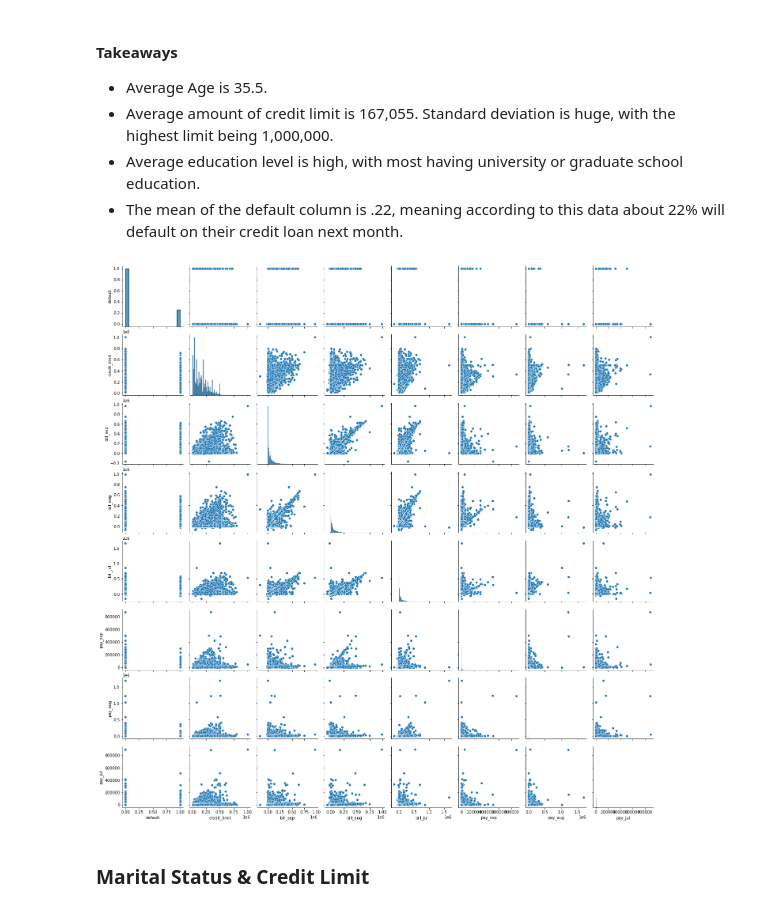
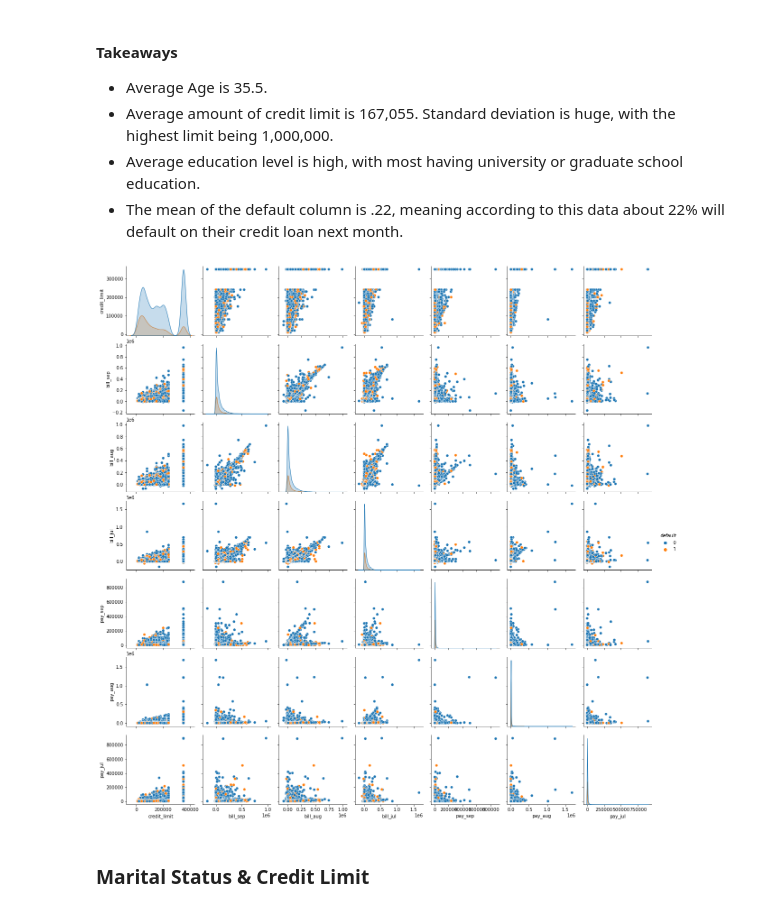
Before and after one commit to Mynusjanai/nyc-dc-ds-020121, a Jupyter notebook: Phase_3/bake_off/classification-bakeoff-template.ipynb, the cells around one changed output. Drawn from its saved outputs; the diff is of its cells as text; code cells hidden in the pictures.

```diff
--- a/Phase_3/bake_off/classification-bakeoff-template.ipynb
+++ b/Phase_3/bake_off/classification-bakeoff-template.ipynb
@@ -201,0 +263,3 @@ plt.show()
+# %%
+taiwan['education'] = np.where((taiwan.education == 5) | (taiwan.education == 6) | (taiwan.education == 0), 4, taiwan.education)
+taiwan['education'].value_counts()
@@ -201,0 +272,3 @@ plt.show()
+# %%
+taiwan['marital_status'] = np.where((taiwan.marital_status == 0), 3, taiwan.marital_status)
+taiwan['marital_status'].value_counts()
@@ -201,0 +280,9 @@ plt.show()
+# %%
+taiwan['repay_sep'] = np.where((taiwan.repay_sep == -2) | (taiwan.repay_sep == 0), -1, taiwan.repay_sep)
+taiwan['repay_aug'] = np.where((taiwan.repay_aug == -2) | (taiwan.repay_aug == 0), -1, taiwan.repay_aug)
+taiwan['repay_jul'] = np.where((taiwan.repay_jul == -2) | (taiwan.repay_jul == 0), -1, taiwan.repay_jul)
+taiwan['repay_jun'] = np.where((taiwan.repay_jun == -2) | (taiwan.repay_jun == 0), -1, taiwan.repay_jun)
+taiwan['repay_may'] = np.where((taiwan.repay_may == -2) | (taiwan.repay_may == 0), -1, taiwan.repay_may)
+taiwan['repay_apr'] = np.where((taiwan.repay_apr == -2) | (taiwan.repay_apr == 0), -1, taiwan.repay_apr)
+# %%
+taiwan['credit_limit'] = np.where((taiwan.credit_limit > 240_000), 350_000, taiwan.credit_limit)
@@ -247,10 +348,10 @@ check = ['default', 'credit_limit', 'bill_sep', 'bill_aug', 'bill_jul', 'pay_sep
 # %%
 credit = taiwan[check]
 
-sns.pairplot(credit)
+sns.pairplot(credit, hue = 'default')
 plt.show();
 # %% [output]
-[figure, old version]
+[figure, new version]
 # %% [markdown]
 ### Marital Status & Credit Limit
 # %%
```
Also changed, not shown: parts of 29 cells of this notebook, 2 other files.
